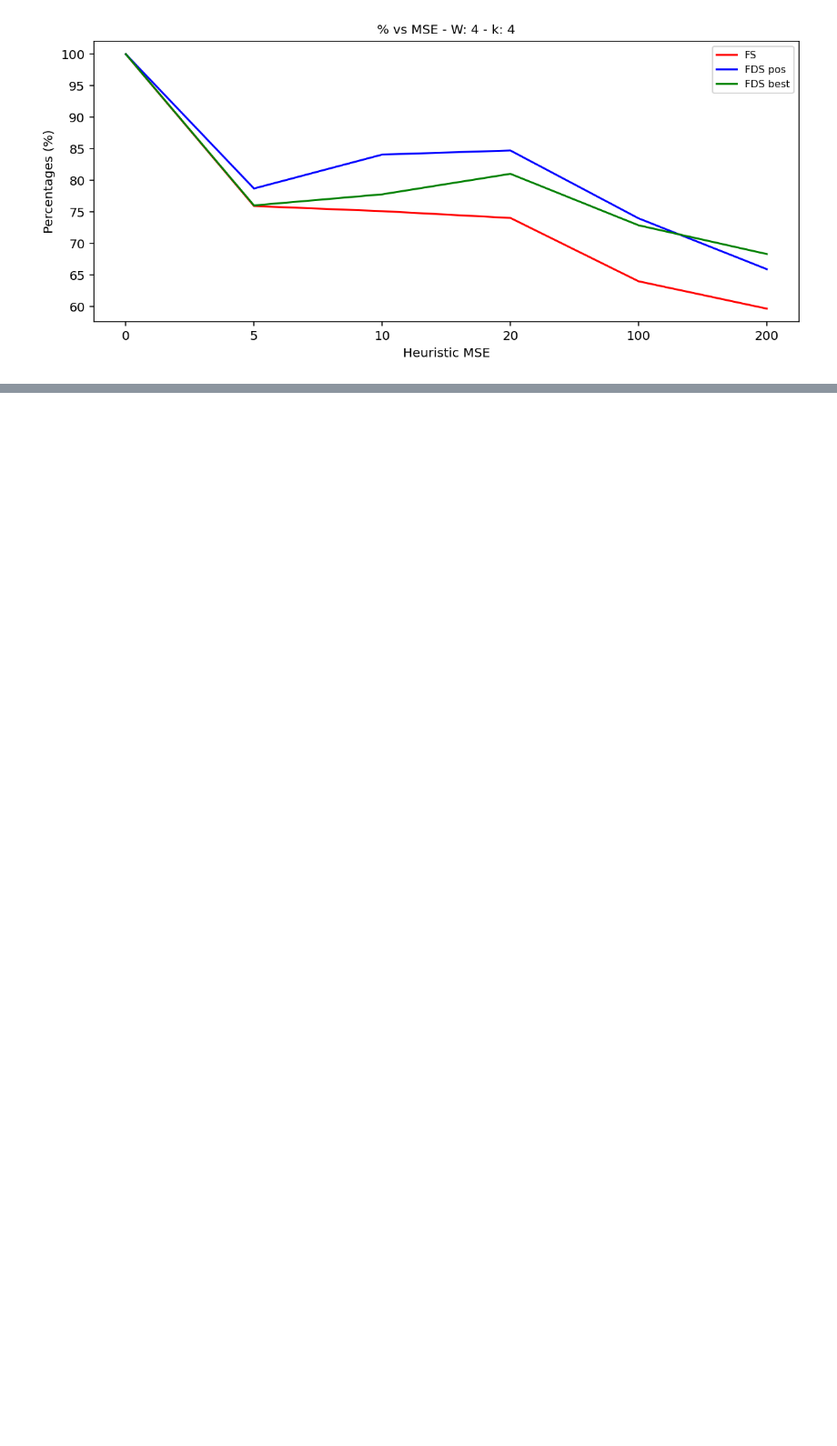
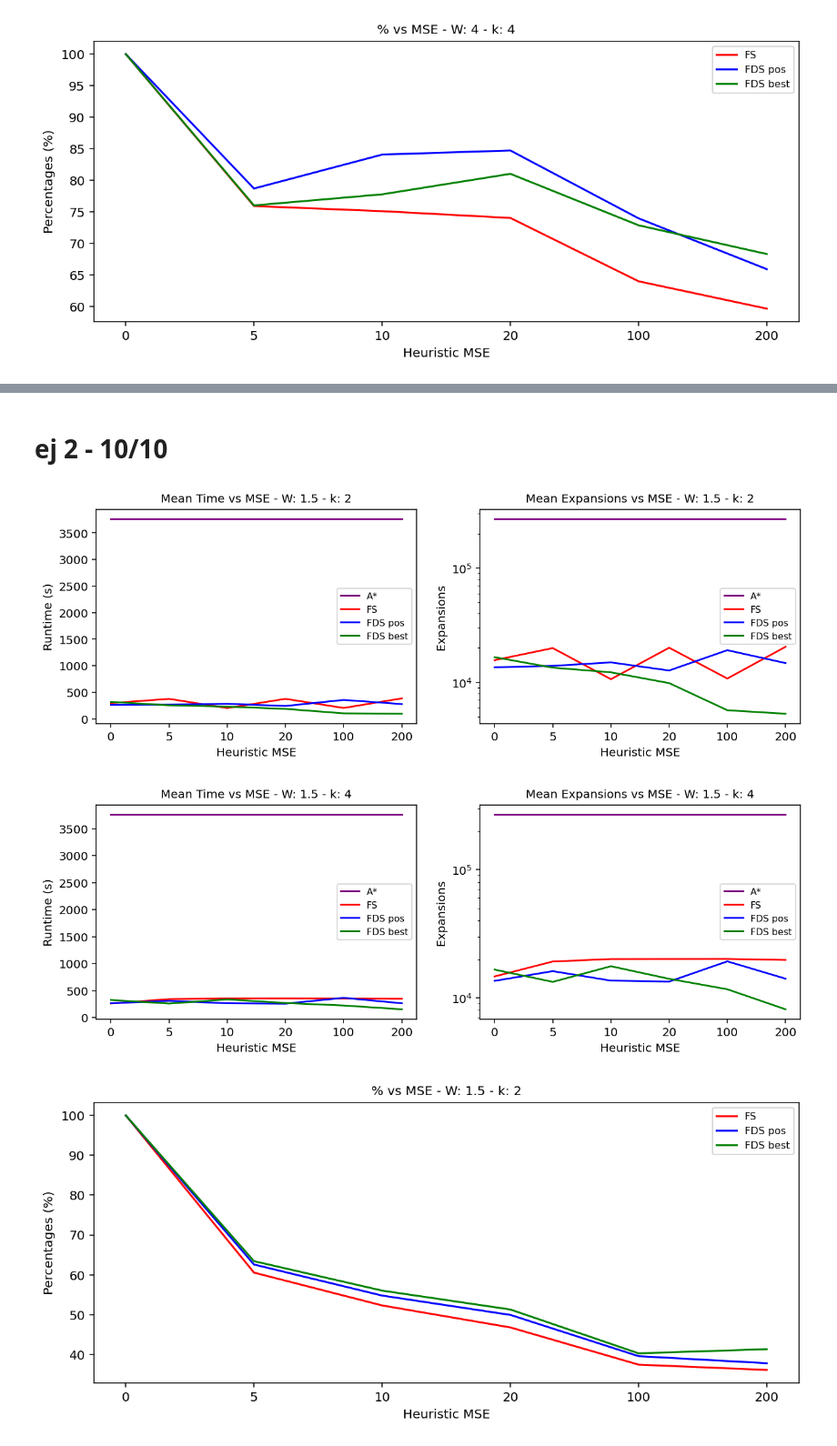
Before and after one commit to anais-mv/ipre-anais, a Jupyter notebook: gráficos nuevo.ipynb, the cells around one changed output, grey strips where cells are left out. Shown at 91% size. Saved outputs shown, nothing was run; the diff lists cells and outputs as text; code cells hidden in the pictures; blank space fills up the shorter version.

```diff
--- a/gráficos nuevo.ipynb
+++ b/gráficos nuevo.ipynb
@@ -147,0 +117,2 @@ graficar_k(astar2, fs2_k2, fs2_k4, pos2_k2, pos2_k4, best2_k2, best2_k4, 4, True
+# %% [markdown]
+# ej 2 - 10/10
@@ -147,0 +127,6 @@ graficar_k(astar2, fs2_k2, fs2_k4, pos2_k2, pos2_k4, best2_k2, best2_k4, 4, True
+# %%
+graficar_k(astar2, fs2_k2, fs2_k4, pos2_k2, pos2_k4, best2_k2, best2_k4, 1.5, True)
+# %% [output]
+[figure, added]
+[figure, added]
+[figure, added]
```
Also changed, not shown: parts of 9 cells of this notebook.
